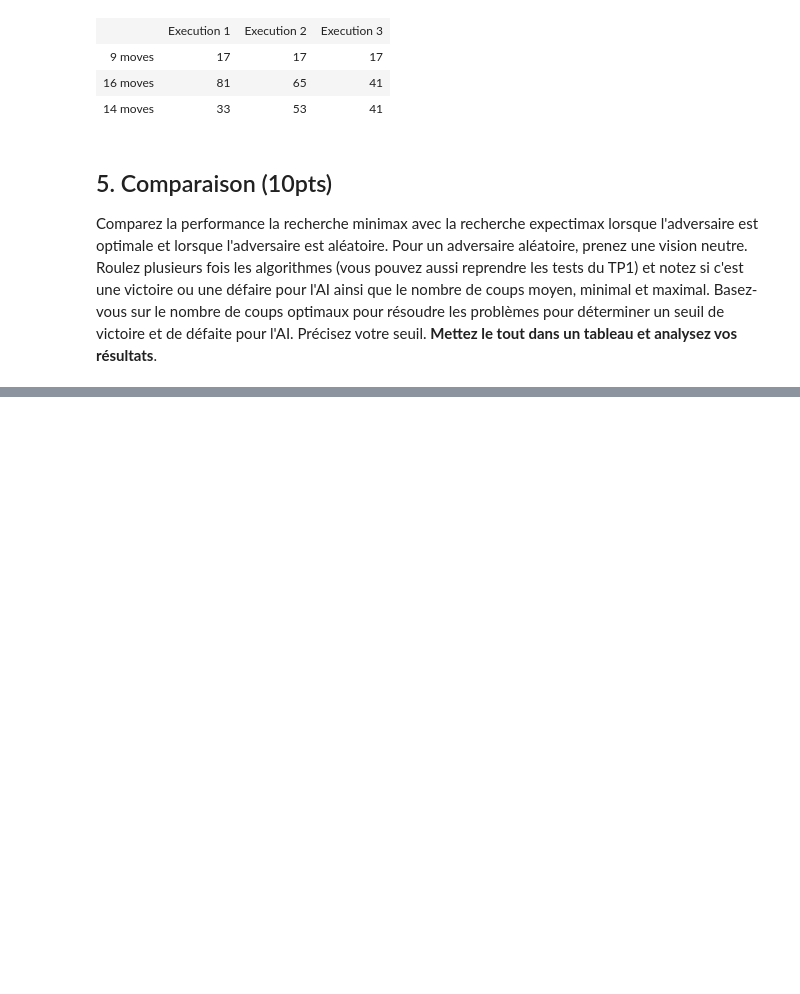
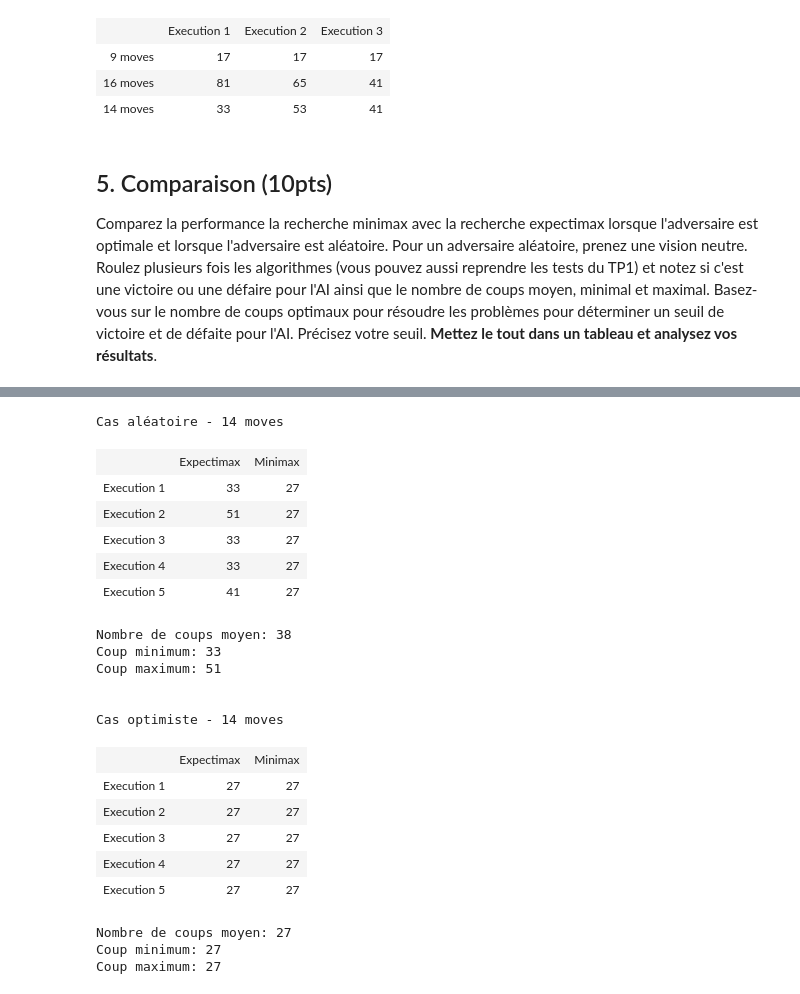
Before and after one commit to MAliElakhrass/INF8215, a Jupyter notebook: TP2/TP2_INF8215.ipynb, the cells around one changed output, grey strips where cells are left out. Drawn from its saved outputs; the diff is of its cells as text; code cells hidden in the pictures; blank space fills up the shorter version.

```diff
--- a/TP2/TP2_INF8215.ipynb
+++ b/TP2/TP2_INF8215.ipynb
@@ -1155,0 +1278,53 @@ Comparez la performance la recherche minimax avec la recherche expectimax lorsqu
+# %%
+print("Cas aléatoire - 14 moves")
+
+table = [["", "Expectimax", "Minimax"],
+         ["Execution 1", 33, 27],
+         ["Execution 2", 51, 27],
+         ["Execution 3", 33, 27],
+         ["Execution 4", 33, 27],
+         ["Execution 5", 41, 27]]
+
+display(HTML(tabulate.tabulate(table, tablefmt='html')))
+
+print("Nombre de coups moyen: 38")
+print("Coup minimum: 33")
+print("Coup maximum: 51")
+
+print("\n\nCas optimiste - 14 moves")
+
+table2 = [["", "Expectimax", "Minimax"],
+         ["Execution 1", 27, 27],
+         ["Execution 2", 27, 27],
+         ["Execution 3", 27, 27],
+         ["Execution 4", 27, 27],
+         ["Execution 5", 27, 27]]
+
+display(HTML(tabulate.tabulate(table2, tablefmt='html')))
+
+print("Nombre de coups moyen: 27")
+print("Coup minimum: 27")
+print("Coup maximum: 27")
+# %% [output]
+Cas aléatoire - 14 moves
+|  | Expectimax | Minimax |
+| Execution 1 | 33 | 27 |
+| Execution 2 | 51 | 27 |
+| Execution 3 | 33 | 27 |
+| Execution 4 | 33 | 27 |
+| Execution 5 | 41 | 27 |
+Nombre de coups moyen: 38
+Coup minimum: 33
+Coup maximum: 51
+
+
+Cas optimiste - 14 moves
+|  | Expectimax | Minimax |
+| Execution 1 | 27 | 27 |
+| Execution 2 | 27 | 27 |
+| Execution 3 | 27 | 27 |
+| Execution 4 | 27 | 27 |
+| Execution 5 | 27 | 27 |
+Nombre de coups moyen: 27
+Coup minimum: 27
+Coup maximum: 27
```
Also changed, not shown: parts of 6 cells of this notebook, 1 other file.
